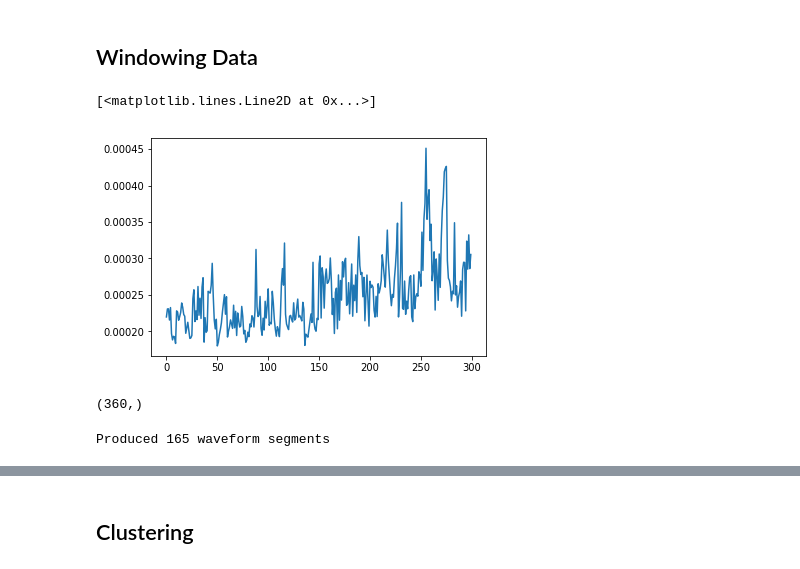
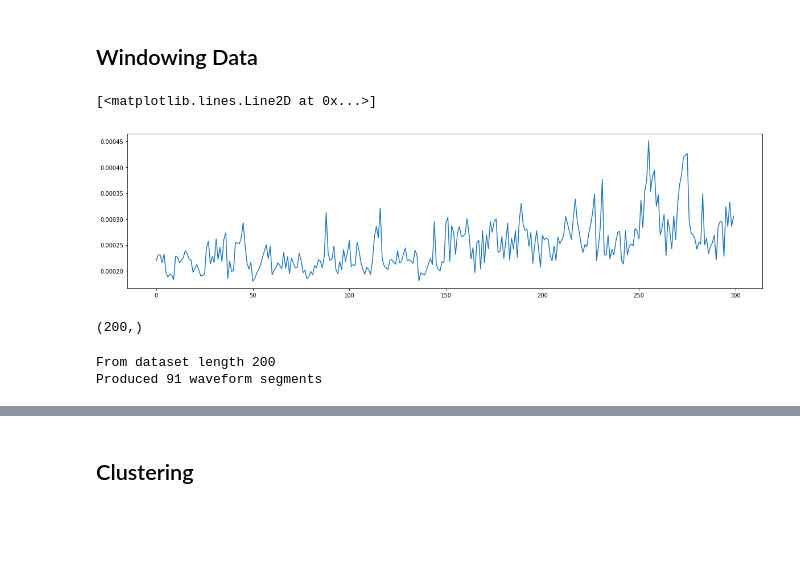
Before and after one commit to xw0078/ub_fall17_seb, a Jupyter notebook: Dataset Overview and Anomaly Detection.ipynb, the cells around one changed output, grey strips where cells are left out. Saved outputs shown, nothing was run; the diff lists cells and outputs as text; code cells hidden in the pictures; blank space fills up the shorter version.

```diff
--- a/Dataset Overview.ipynb
+++ b/Dataset Overview and Anomaly Detection.ipynb
@@ -175,20 +216,22 @@ def plot_waves(waves, step):
 # %% [markdown]
 ## Windowing Data
 # %%
-segment_len = 32
+segment_len = 20
 slide_len = 2
 segments = []
 df = df_base_1m['1W-2_12']
 df.shape
 df[0:5]
+plt.figure(figsize=(20, 5))
 plt.plot(df[0:300])
 # %% [output]
 [<matplotlib.lines.Line2D at 0x...>]
-[figure, old version]
+[figure, new version]
 # %%
+df = df[0:200]
 df.shape
 # %% [output]
-(360,)
+(200,)
 # %%
 for start_pos in range(0, len(df), slide_len):
     end_pos = start_pos + segment_len
@@ -198,10 +241,11 @@ for start_pos in range(0, len(df), slide_len):
     if len(segment) != segment_len:
         continue
     segments.append(segment)
-
+print("From dataset length %d" % len(df))
 print("Produced %d waveform segments" % len(segments))
 # %% [output]
-Produced 165 waveform segments
+From dataset length 200
+Produced 91 waveform segments
 # %%
 plot_waves(segments, step=2)
 # %% [output]
```
Also changed, not shown: parts of 24 cells of this notebook, 1 other file.
